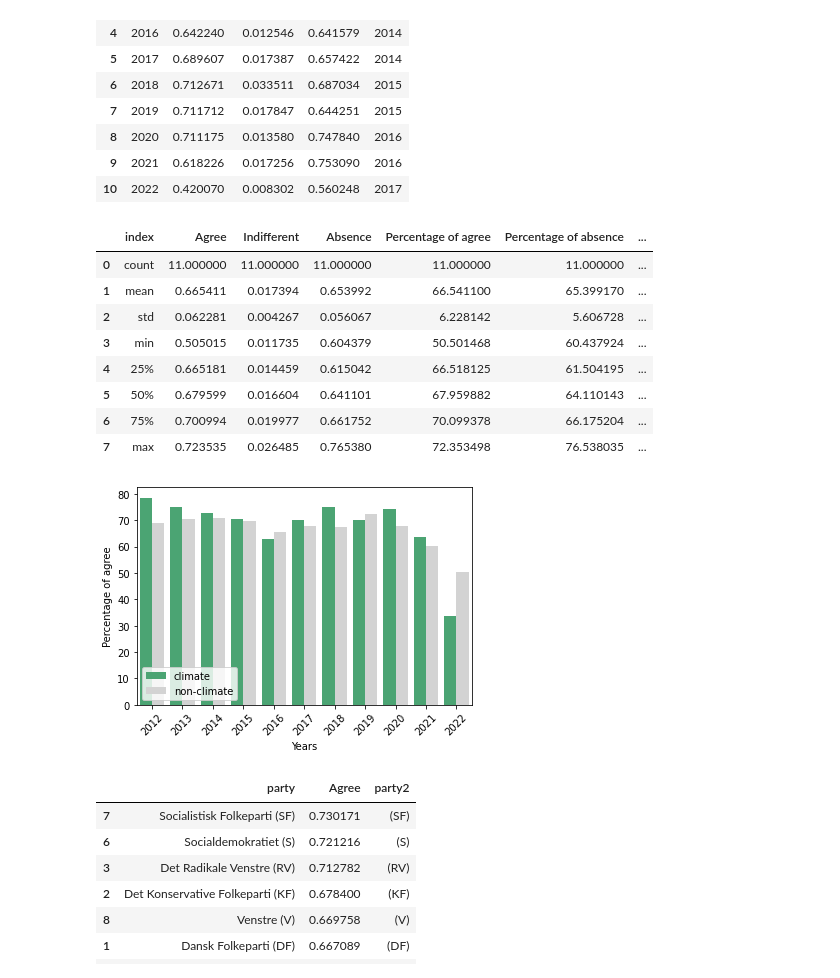
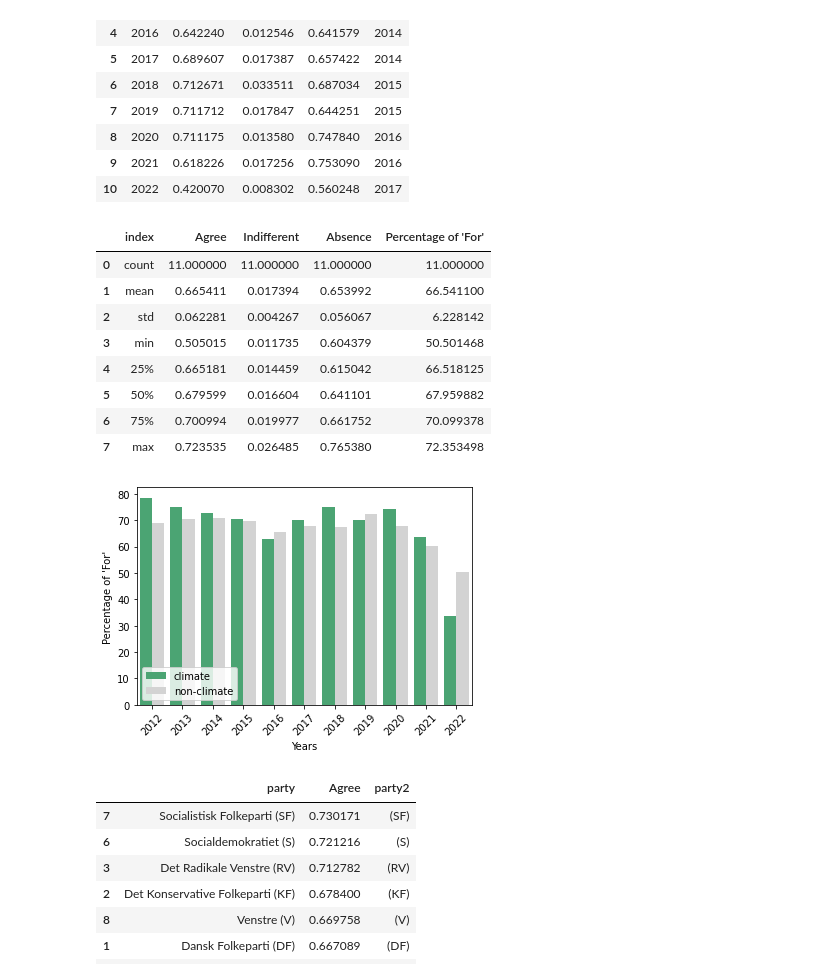
Before and after one commit to jonahank/Vote-Prediction-Model, a Jupyter notebook: data_analysis/ft_vote.ipynb, the cells around one changed output. Drawn from its saved outputs; the diff is of its cells as text; code cells hidden in the pictures.

```diff
--- a/data_analysis/ft_vote.ipynb
+++ b/data_analysis/ft_vote.ipynb
@@ -666,29 +693,29 @@ year_agree_all
 | 10 | 2022 | 0.420070 | 0.008302 | 0.560248 | 2017 |
 # %%
 year_agree["Years"] = year_agree["year"]
-year_agree["Percentage of agree"] = year_agree["Agree"]*100
-g = sns.barplot(data=year_agree, x="Years", y="Percentage of agree", hue="y_pred", palette=["mediumseagreen", "lightgrey"])
+year_agree["Percentage of 'For'"] = year_agree["Agree"]*100
+g = sns.barplot(data=year_agree, x="Years", y="Percentage of 'For'", hue="y_pred", palette=["mediumseagreen", "lightgrey"])
 
-year_agree_all["Percentage of agree"] = year_agree_all["Agree"]*100
+year_agree_all["Percentage of 'For'"] = year_agree_all["Agree"]*100
 year_agree_all["Years"] = range(len(year_agree_all))
 #g = sns.regplot(x="Years", y="Percentage of agree", data=year_agree_all, color="mediumseagreen")
 plt.xticks(rotation=45)
 plt.legend(loc="lower left")
 year_agree2 = year_agree[:-1]
 plt.savefig('ft-votes-temporal-agree-years.pdf', bbox_inches="tight")
 
 year_agree[year_agree["y_pred"]=="non-climate"].describe().reset_index()
 # %% [output]
-|  | index | Agree | Indifferent | Absence | Percentage of agree | Percentage of absence | ... |
-| 0 | count | 11.000000 | 11.000000 | 11.000000 | 11.000000 | 11.000000 | ... |
-| 1 | mean | 0.665411 | 0.017394 | 0.653992 | 66.541100 | 65.399170 | ... |
-| 2 | std | 0.062281 | 0.004267 | 0.056067 | 6.228142 | 5.606728 | ... |
-| 3 | min | 0.505015 | 0.011735 | 0.604379 | 50.501468 | 60.437924 | ... |
-| 4 | 25% | 0.665181 | 0.014459 | 0.615042 | 66.518125 | 61.504195 | ... |
-| 5 | 50% | 0.679599 | 0.016604 | 0.641101 | 67.959882 | 64.110143 | ... |
-| 6 | 75% | 0.700994 | 0.019977 | 0.661752 | 70.099378 | 66.175204 | ... |
-| 7 | max | 0.723535 | 0.026485 | 0.765380 | 72.353498 | 76.538035 | ... |
+|  | index | Agree | Indifferent | Absence | Percentage of 'For' |
+| 0 | count | 11.000000 | 11.000000 | 11.000000 | 11.000000 |
+| 1 | mean | 0.665411 | 0.017394 | 0.653992 | 66.541100 |
+| 2 | std | 0.062281 | 0.004267 | 0.056067 | 6.228142 |
+| 3 | min | 0.505015 | 0.011735 | 0.604379 | 50.501468 |
+| 4 | 25% | 0.665181 | 0.014459 | 0.615042 | 66.518125 |
+| 5 | 50% | 0.679599 | 0.016604 | 0.641101 | 67.959882 |
+| 6 | 75% | 0.700994 | 0.019977 | 0.661752 | 70.099378 |
+| 7 | max | 0.723535 | 0.026485 | 0.765380 | 72.353498 |
-[figure, old version]
+[figure, new version]
 # %%
 def simple_party(row):
     return "(" + row.split("(")[1]
```
Also changed, not shown: parts of 6 cells of this notebook.
